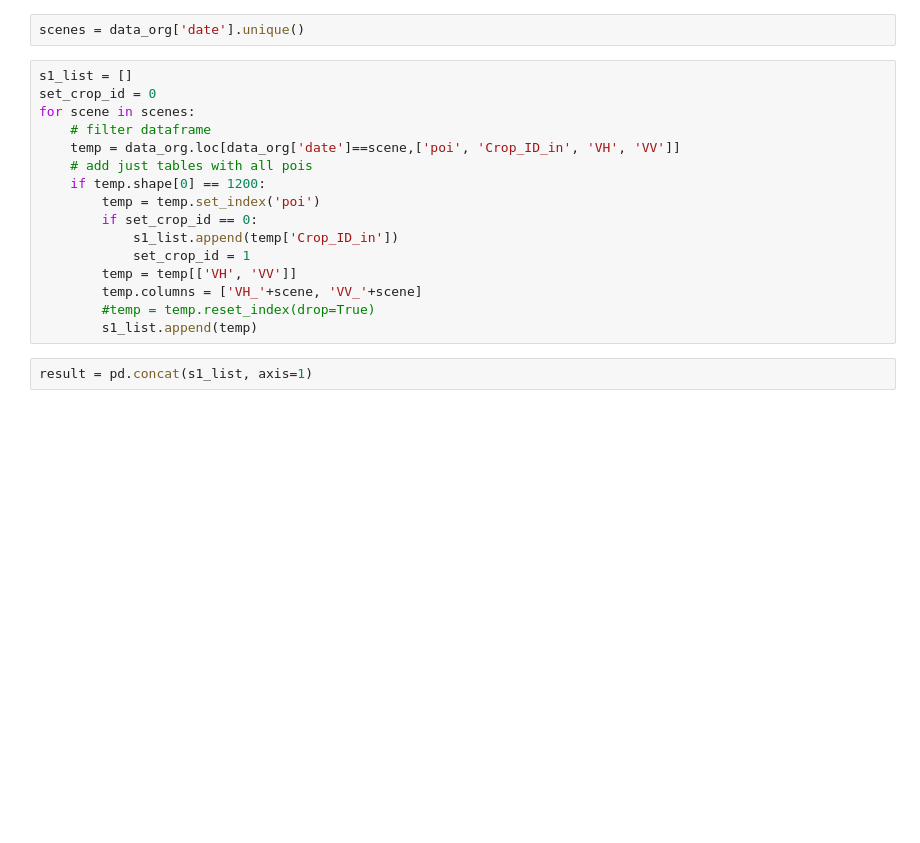
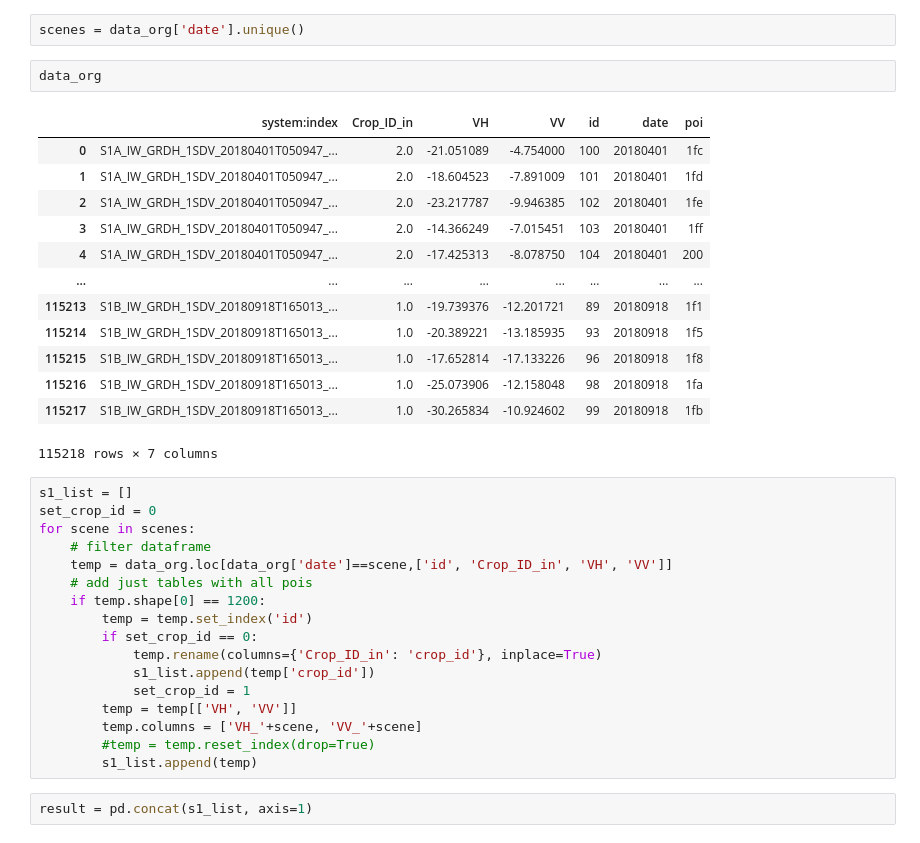
Before and after one commit to satlawa/boku_rs_image_processing, a Jupyter notebook: 2_S1.ipynb, the cells around one changed output. Cells and saved outputs as stored; diff of their text form; blank space fills up the shorter version.

```diff
--- a/2_S1.ipynb
+++ b/2_S1.ipynb
@@ -18,17 +18,34 @@ data_org['date'] = data_org['system:index'].str[17:25]
 data_org['poi'] = data_org['system:index'].str[85:-2]
 # %%
 scenes = data_org['date'].unique()
+# %%
+data_org
+# %% [output]
+|  | system:index | Crop_ID_in | VH | VV | id | date | poi |
+| 0 | S1A_IW_GRDH_1SDV_20180401T050947_... | 2.0 | -21.051089 | -4.754000 | 100 | 20180401 | 1fc |
+| 1 | S1A_IW_GRDH_1SDV_20180401T050947_... | 2.0 | -18.604523 | -7.891009 | 101 | 20180401 | 1fd |
+| 2 | S1A_IW_GRDH_1SDV_20180401T050947_... | 2.0 | -23.217787 | -9.946385 | 102 | 20180401 | 1fe |
+| 3 | S1A_IW_GRDH_1SDV_20180401T050947_... | 2.0 | -14.366249 | -7.015451 | 103 | 20180401 | 1ff |
+| 4 | S1A_IW_GRDH_1SDV_20180401T050947_... | 2.0 | -17.425313 | -8.078750 | 104 | 20180401 | 200 |
+| ... | ... | ... | ... | ... | ... | ... | ... |
+| 115213 | S1B_IW_GRDH_1SDV_20180918T165013_... | 1.0 | -19.739376 | -12.201721 | 89 | 20180918 | 1f1 |
+| 115214 | S1B_IW_GRDH_1SDV_20180918T165013_... | 1.0 | -20.389221 | -13.185935 | 93 | 20180918 | 1f5 |
+| 115215 | S1B_IW_GRDH_1SDV_20180918T165013_... | 1.0 | -17.652814 | -17.133226 | 96 | 20180918 | 1f8 |
+| 115216 | S1B_IW_GRDH_1SDV_20180918T165013_... | 1.0 | -25.073906 | -12.158048 | 98 | 20180918 | 1fa |
+| 115217 | S1B_IW_GRDH_1SDV_20180918T165013_... | 1.0 | -30.265834 | -10.924602 | 99 | 20180918 | 1fb |
+115218 rows × 7 columns
 # %%
 s1_list = []
 set_crop_id = 0
 for scene in scenes:
     # filter dataframe
-    temp = data_org.loc[data_org['date']==scene,['poi', 'Crop_ID_in', 'VH', 'VV']]
+    temp = data_org.loc[data_org['date']==scene,['id', 'Crop_ID_in', 'VH', 'VV']]
     # add just tables with all pois
     if temp.shape[0] == 1200:
-        temp = temp.set_index('poi')
+        temp = temp.set_index('id')
         if set_crop_id == 0:
-            s1_list.append(temp['Crop_ID_in'])
+            temp.rename(columns={'Crop_ID_in': 'crop_id'}, inplace=True)
+            s1_list.append(temp['crop_id'])
             set_crop_id = 1
         temp = temp[['VH', 'VV']]
         temp.columns = ['VH_'+scene, 'VV_'+scene]
```
Also changed, not shown: parts of 4 cells of this notebook, 2 other files.
